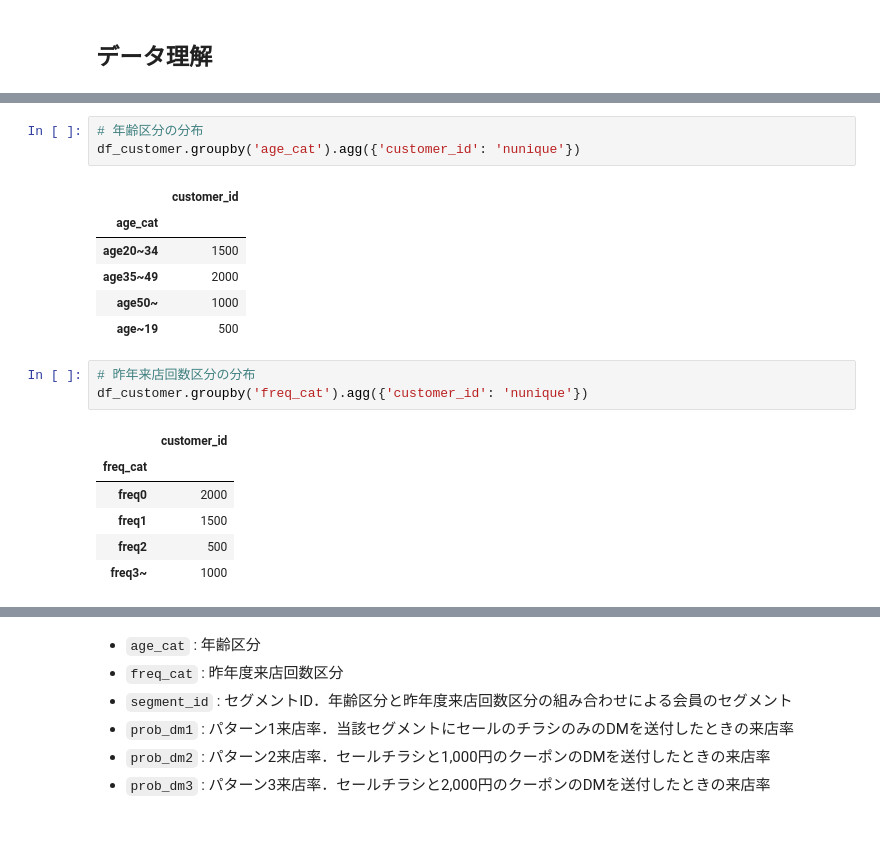
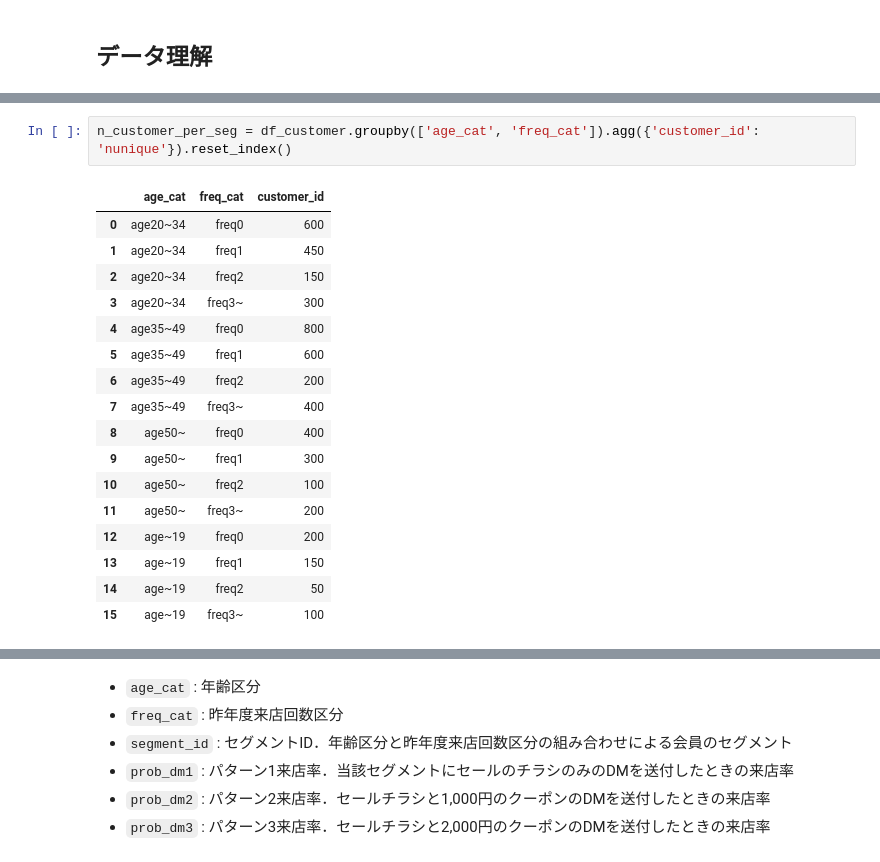
Before and after one commit to morison28/python-optimization, a Jupyter notebook: 02_discount-cuopon.ipynb, the cells around one changed output, grey strips where cells are left out. Saved outputs shown, nothing was run; the diff lists cells and outputs as text; blank space fills up the shorter version.

```diff
--- a/02_discount-cuopon.ipynb
+++ b/02_discount-cuopon.ipynb
@@ -66,20 +130,20 @@ df_customer.head()
 # %%
-# 年齢区分の分布
-df_customer.groupby('age_cat').agg({'customer_id': 'nunique'})
+n_customer_per_seg = df_customer.groupby(['age_cat', 'freq_cat']).agg({'customer_id': 'nunique'}).reset_index()
 # %% [output]
-|  | customer_id |
-| age_cat |  |
-| age20~34 | 1500 |
-| age35~49 | 2000 |
-| age50~ | 1000 |
-| age~19 | 500 |
+|  | age_cat | freq_cat | customer_id |
+| 0 | age20~34 | freq0 | 600 |
+| 1 | age20~34 | freq1 | 450 |
+| 2 | age20~34 | freq2 | 150 |
+| 3 | age20~34 | freq3~ | 300 |
+| 4 | age35~49 | freq0 | 800 |
+| 5 | age35~49 | freq1 | 600 |
+| 6 | age35~49 | freq2 | 200 |
+| 7 | age35~49 | freq3~ | 400 |
+| 8 | age50~ | freq0 | 400 |
+| 9 | age50~ | freq1 | 300 |
+| 10 | age50~ | freq2 | 100 |
+| 11 | age50~ | freq3~ | 200 |
+| 12 | age~19 | freq0 | 200 |
+| 13 | age~19 | freq1 | 150 |
+| 14 | age~19 | freq2 | 50 |
+| 15 | age~19 | freq3~ | 100 |
-# %%
-# 昨年来店回数区分の分布
-df_customer.groupby('freq_cat').agg({'customer_id': 'nunique'})
-# %% [output]
-|  | customer_id |
-| freq_cat |  |
-| freq0 | 2000 |
-| freq1 | 1500 |
-| freq2 | 500 |
-| freq3~ | 1000 |
```
Also changed, not shown: parts of 16 cells of this notebook.
